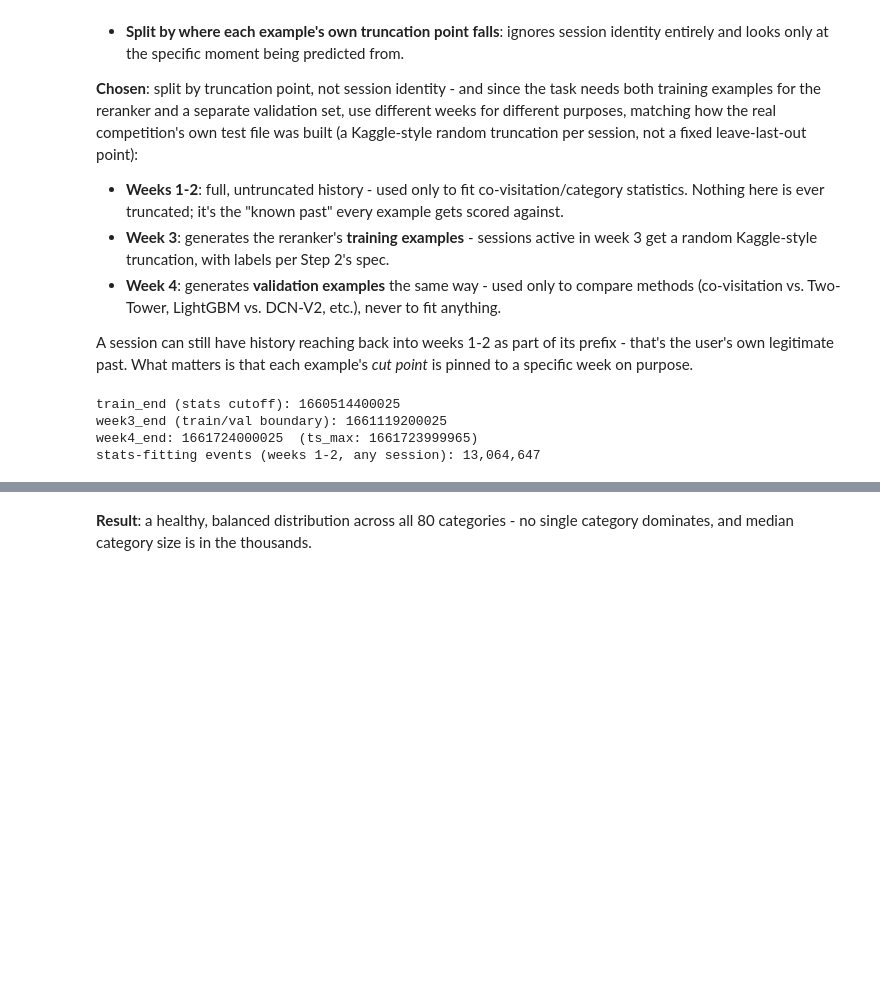
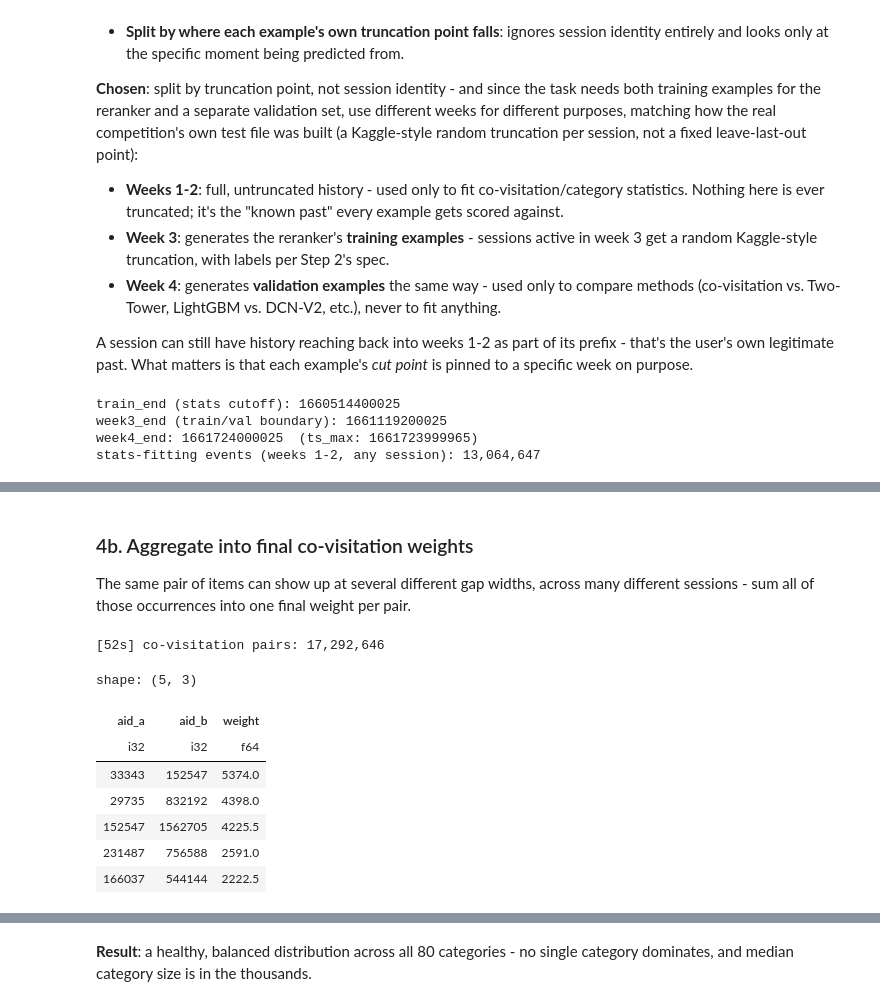
Before and after one commit to shaliqsv/Search_AI_project, a Jupyter notebook: notebooks/01_phase1_dataset_creation.ipynb, the cells around one changed output, grey strips where cells are left out. Drawn from its saved outputs; the diff is of its cells as text; code cells hidden in the pictures; blank space fills up the shorter version.

```diff
--- a/notebooks/01_phase1_dataset_creation.ipynb
+++ b/notebooks/01_phase1_dataset_creation.ipynb
@@ -273,0 +325,25 @@ frequent items (>= 5 in train): 396,630 / 1,070,425
+# %% [markdown]
+### 4b. Aggregate into final co-visitation weights
+
+The same pair of items can show up at several different gap widths, across many different sessions -
+sum all of those occurrences into one final weight per pair.
+# %%
+t0 = time.time()
+covis = (
+    pl.concat(raw_pairs)
+    .group_by(["aid_a", "aid_b"])
+    .agg(pl.col("weight").sum())
+    .sort("weight", descending=True)
+)
+print(f"[{time.time()-t0:.0f}s] co-visitation pairs: {covis.height:,}")
+covis.head(5)
+# %% [output]
+[52s] co-visitation pairs: 17,292,646
+shape: (5, 3)
+| aid_a | aid_b | weight |
+| i32 | i32 | f64 |
+| 33343 | 152547 | 5374.0 |
+| 29735 | 832192 | 4398.0 |
+| 152547 | 1562705 | 4225.5 |
+| 231487 | 756588 | 2591.0 |
+| 166037 | 544144 | 2222.5 |
```
Also changed, not shown: parts of 13 cells of this notebook.
